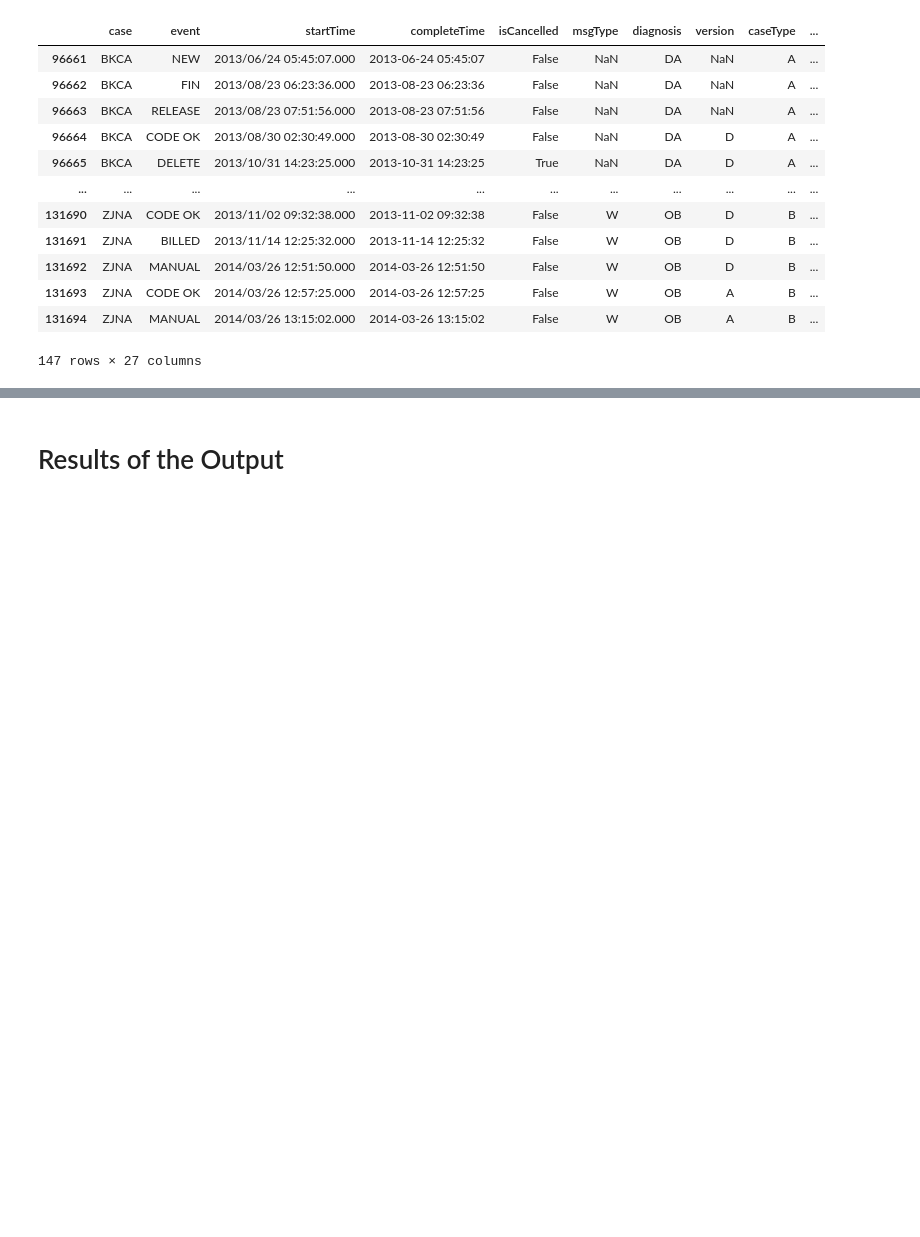
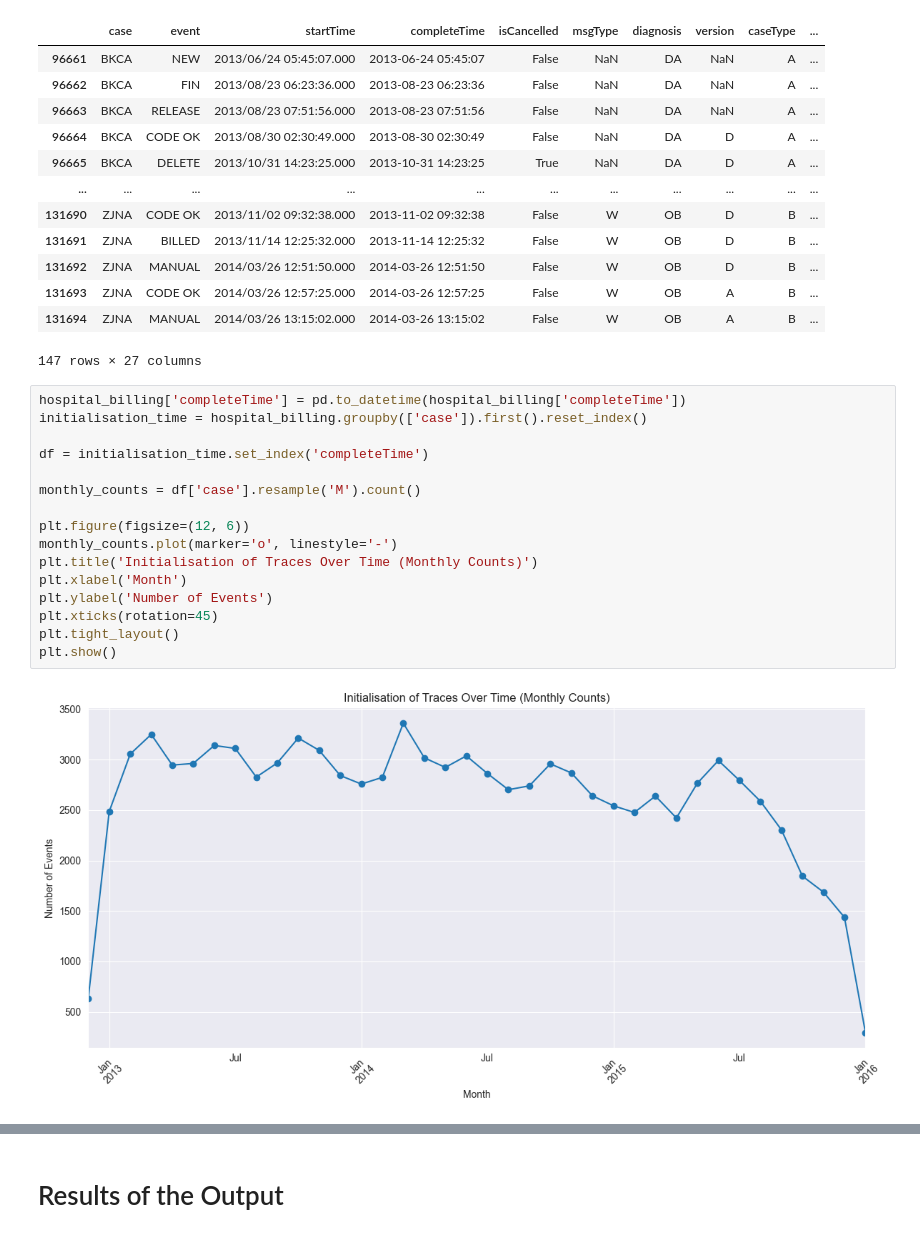
Before and after one commit to deniz0zn/Deniz_2025_BEP, a Jupyter notebook: Jupyter Notebooks/Hospital Billing - Extract and Analyze.ipynb, the cells around one changed output, grey strips where cells are left out. Saved outputs shown, nothing was run; the diff lists cells and outputs as text; blank space fills up the shorter version.

```diff
--- a/Jupyter Notebooks/Hospital Billing - Extract and Analyze.ipynb
+++ b/Jupyter Notebooks/Hospital Billing - Extract and Analyze.ipynb
@@ -799,3 +793,21 @@ blocked
 | 131693 | ZJNA | CODE OK | 2014/03/26 12:57:25.000 | 2014-03-26 12:57:25 | False | W | OB | A | B | ... |
 | 131694 | ZJNA | MANUAL | 2014/03/26 13:15:02.000 | 2014-03-26 13:15:02 | False | W | OB | A | B | ... |
 147 rows × 27 columns
+# %%
+hospital_billing['completeTime'] = pd.to_datetime(hospital_billing['completeTime'])
+initialisation_time = hospital_billing.groupby(['case']).first().reset_index()
+
+df = initialisation_time.set_index('completeTime')
+
+monthly_counts = df['case'].resample('M').count()
+
+plt.figure(figsize=(12, 6))
+monthly_counts.plot(marker='o', linestyle='-')
+plt.title('Initialisation of Traces Over Time (Monthly Counts)')
+plt.xlabel('Month')
+plt.ylabel('Number of Events')
+plt.xticks(rotation=45)
+plt.tight_layout()
+plt.show()
+# %% [output]
+[figure, added]
```
Also changed, not shown: parts of 31 cells of this notebook.
